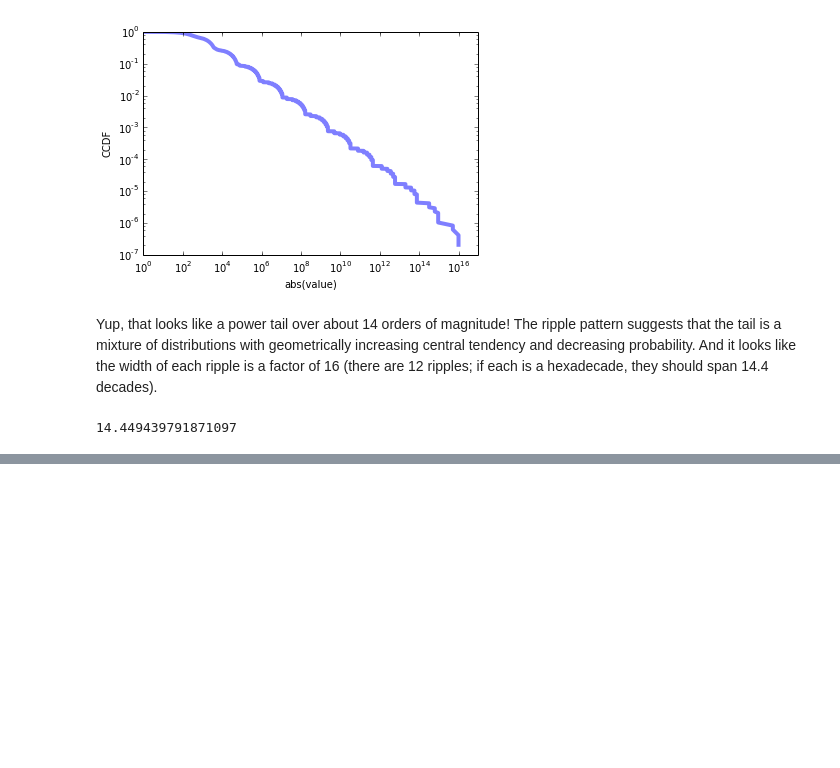
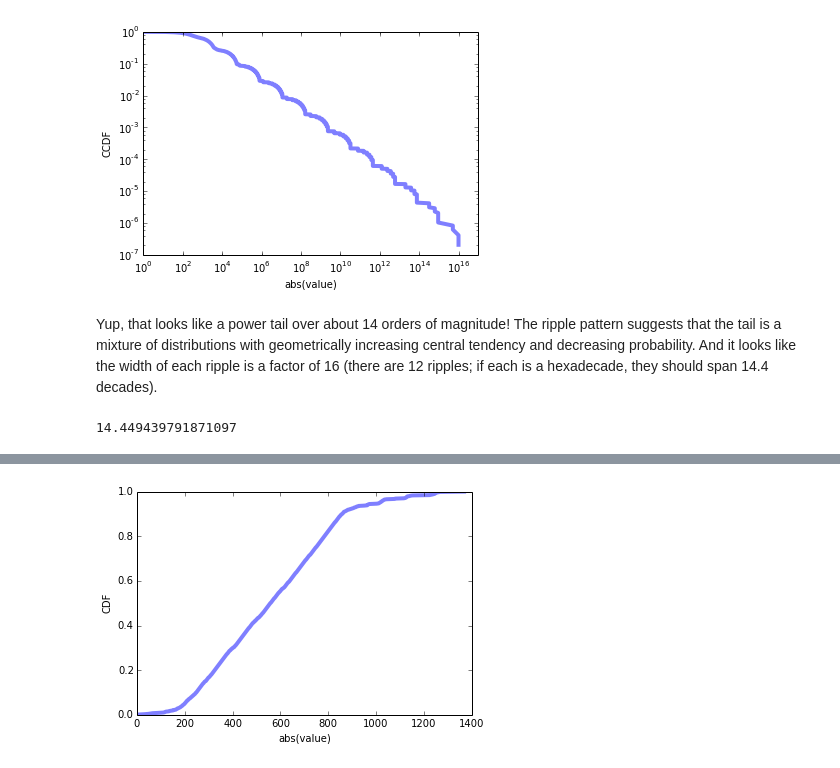
Before and after one commit to AllenDowney/ThinkStats2, a Jupyter notebook: code/puzzle1.ipynb, the cells around one changed output, grey strips where cells are left out. Drawn from its saved outputs; the diff is of its cells as text; code cells hidden in the pictures; blank space fills up the shorter version.

```diff
--- a/code/puzzle1.ipynb
+++ b/code/puzzle1.ipynb
@@ -283,0 +319,4 @@ Yup, that looks like a power tail over about 14 orders of magnitude!  The ripple
+# %%
+plot_cdf(make_cdf(Counter(dom_term_map[3])))
+# %% [output]
+[figure, added]
```
Also changed, not shown: parts of 40 cells of this notebook.
